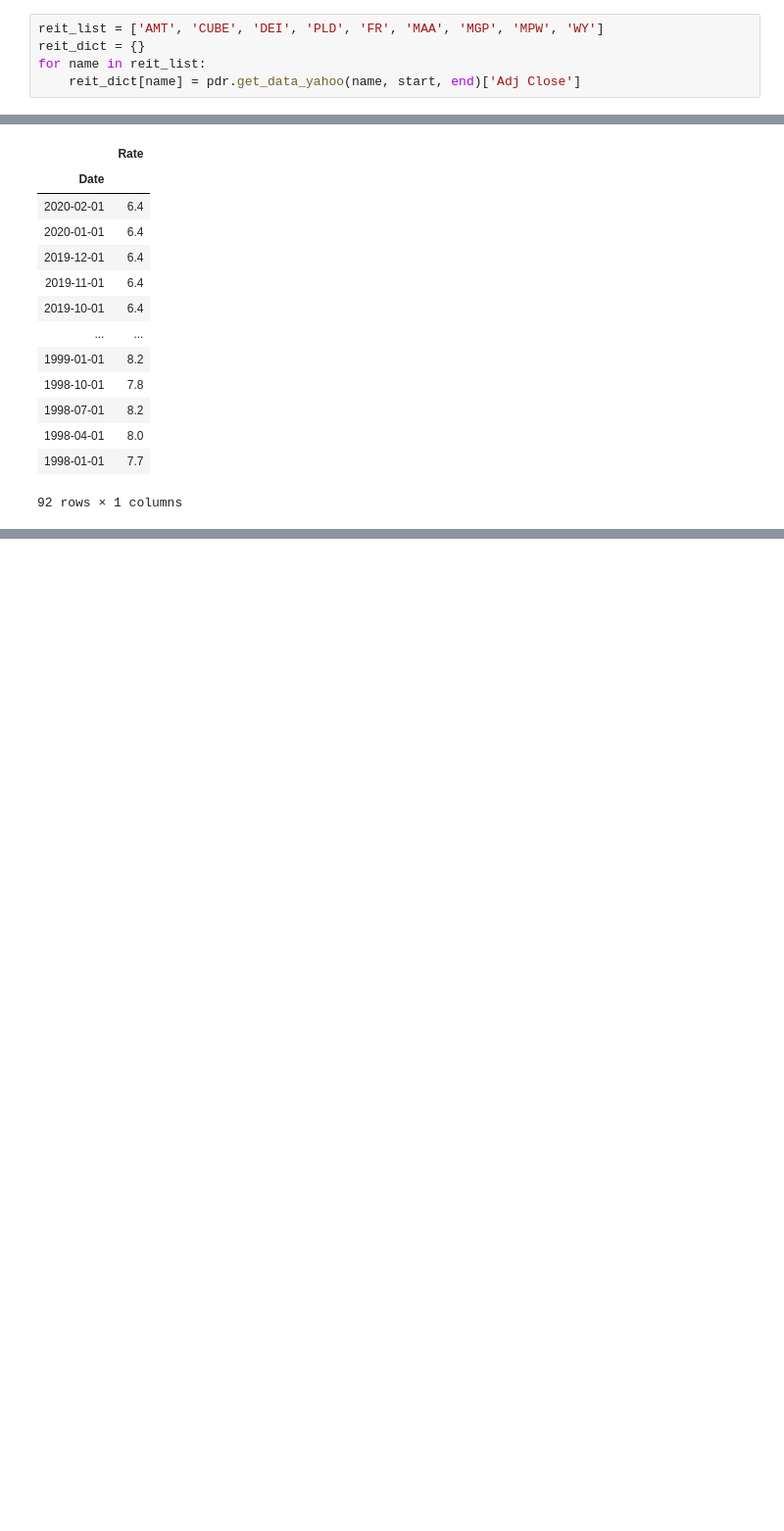
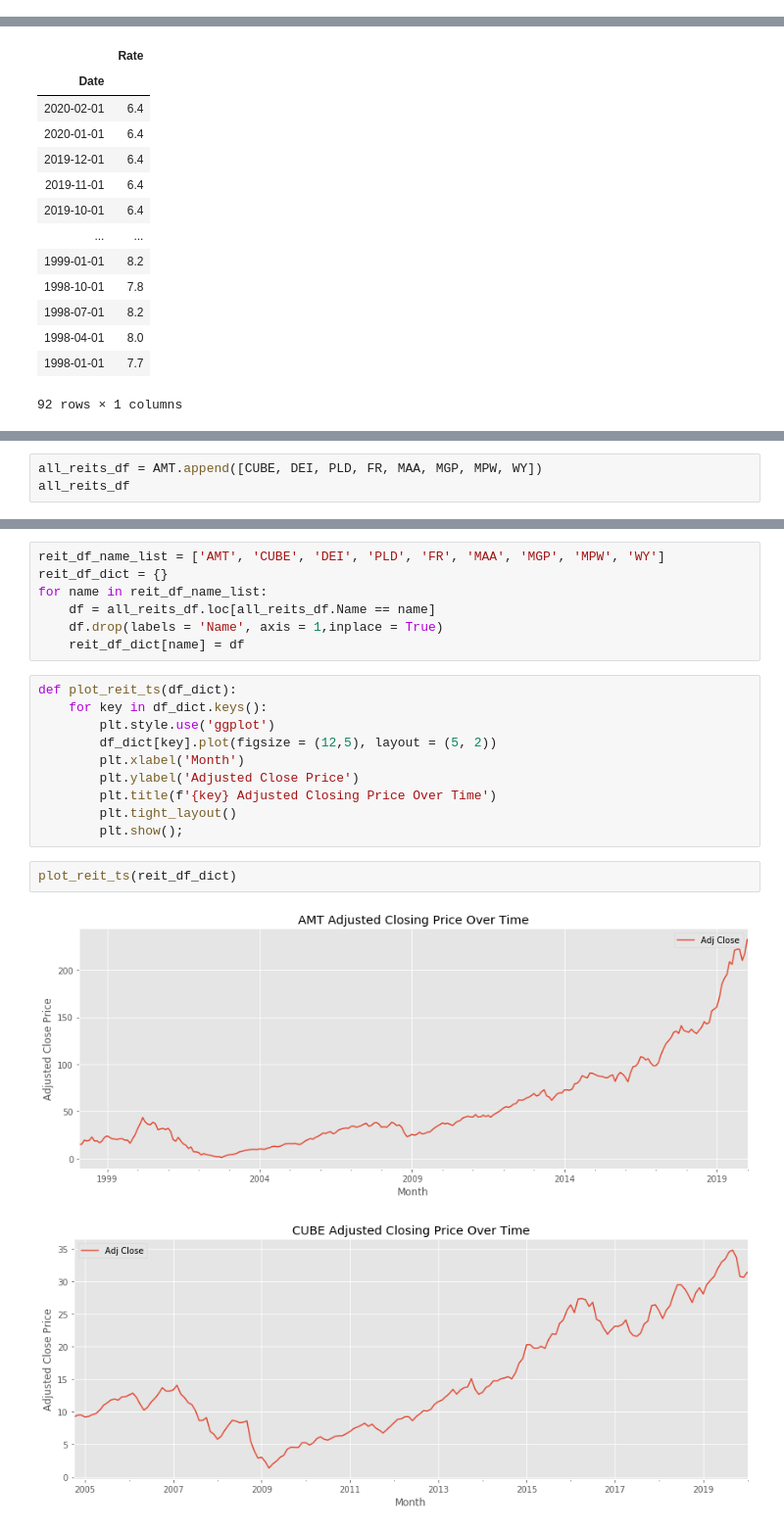
Before and after one commit to andrewcole33/reit_time_series_analysis, a Jupyter notebook: capstone_scratch.ipynb, the cells around one changed output, grey strips where cells are left out. Shown at 98% size. Cells and saved outputs as stored; diff of their text form; blank space fills up the shorter version.

```diff
--- a/capstone_scratch.ipynb
+++ b/capstone_scratch.ipynb
@@ -11,8 +22,3 @@ df = pdr.get_data_yahoo("AAPL", start, end)
-# %%
-reit_list = ['AMT', 'CUBE', 'DEI', 'PLD', 'FR', 'MAA', 'MGP', 'MPW', 'WY']
-reit_dict = {}
-for name in reit_list:
-    reit_dict[name] = pdr.get_data_yahoo(name, start, end)['Adj Close']
 # %%
 ff_df = pd.read_csv('data/fedfunds2.csv')
 ff_df = ff_df[::-1]
@@ -95,0 +160,3 @@ vacancy_df.set_index('Date')
+# %%
+all_reits_df = AMT.append([CUBE, DEI, PLD, FR, MAA, MGP, MPW, WY])
+all_reits_df
@@ -95,0 +178,22 @@ vacancy_df.set_index('Date')
+# %%
+reit_df_name_list = ['AMT', 'CUBE', 'DEI', 'PLD', 'FR', 'MAA', 'MGP', 'MPW', 'WY']
+reit_df_dict = {}
+for name in reit_df_name_list:
+    df = all_reits_df.loc[all_reits_df.Name == name]
+    df.drop(labels = 'Name', axis = 1,inplace = True)
+    reit_df_dict[name] = df
+# %%
+def plot_reit_ts(df_dict):
+    for key in df_dict.keys():
+        plt.style.use('ggplot')
+        df_dict[key].plot(figsize = (12,5), layout = (5, 2))
+        plt.xlabel('Month')
+        plt.ylabel('Adjusted Close Price')
+        plt.title(f'{key} Adjusted Closing Price Over Time')
+        plt.tight_layout()
+        plt.show();
+# %%
+plot_reit_ts(reit_df_dict)
+# %% [output]
+[figure, added]
+[figure, added]
```
Also changed, not shown: parts of 8 cells of this notebook.
